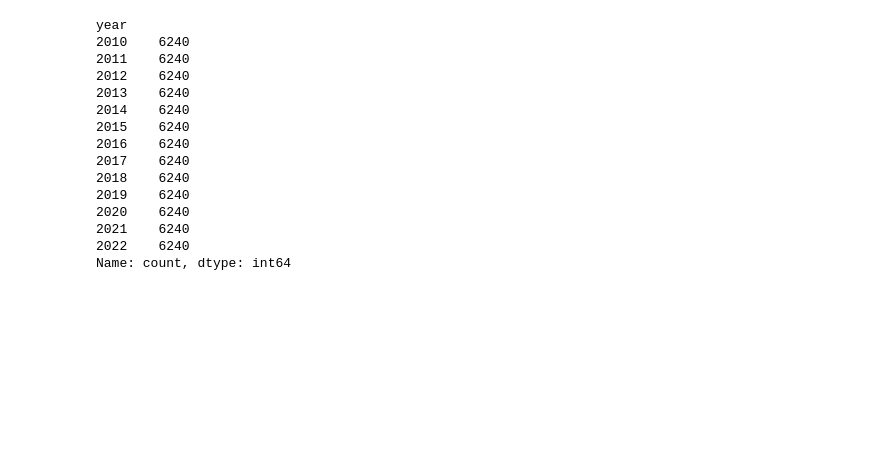
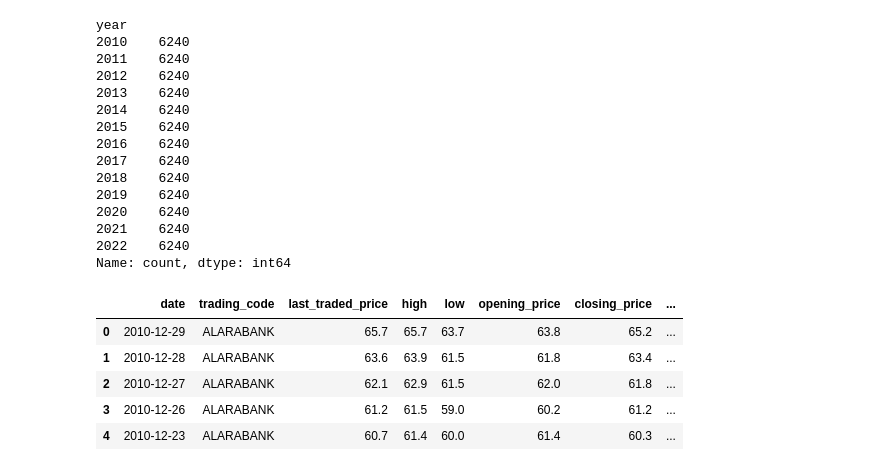
Before and after one commit to niananto/Stock-Trader, a Jupyter notebook: kaggle_data_insepection.ipynb, the cells around one changed output. Cells and saved outputs as stored; diff of their text form; code cells hidden in the pictures; blank space fills up the shorter version.

```diff
--- a/kaggle_data_insepection.ipynb
+++ b/kaggle_data_insepection.ipynb
@@ -310,0 +353,9 @@ df = sampled_data.copy()
+# %%
+df.head()
+# %% [output]
+|  | date | trading_code | last_traded_price | high | low | opening_price | closing_price | ... |
+| 0 | 2010-12-29 | ALARABANK | 65.7 | 65.7 | 63.7 | 63.8 | 65.2 | ... |
+| 1 | 2010-12-28 | ALARABANK | 63.6 | 63.9 | 61.5 | 61.8 | 63.4 | ... |
+| 2 | 2010-12-27 | ALARABANK | 62.1 | 62.9 | 61.5 | 62.0 | 61.8 | ... |
+| 3 | 2010-12-26 | ALARABANK | 61.2 | 61.5 | 59.0 | 60.2 | 61.2 | ... |
+| 4 | 2010-12-23 | ALARABANK | 60.7 | 61.4 | 60.0 | 61.4 | 60.3 | ... |
```
Also changed, not shown: parts of 51 cells of this notebook, 1 other file.
